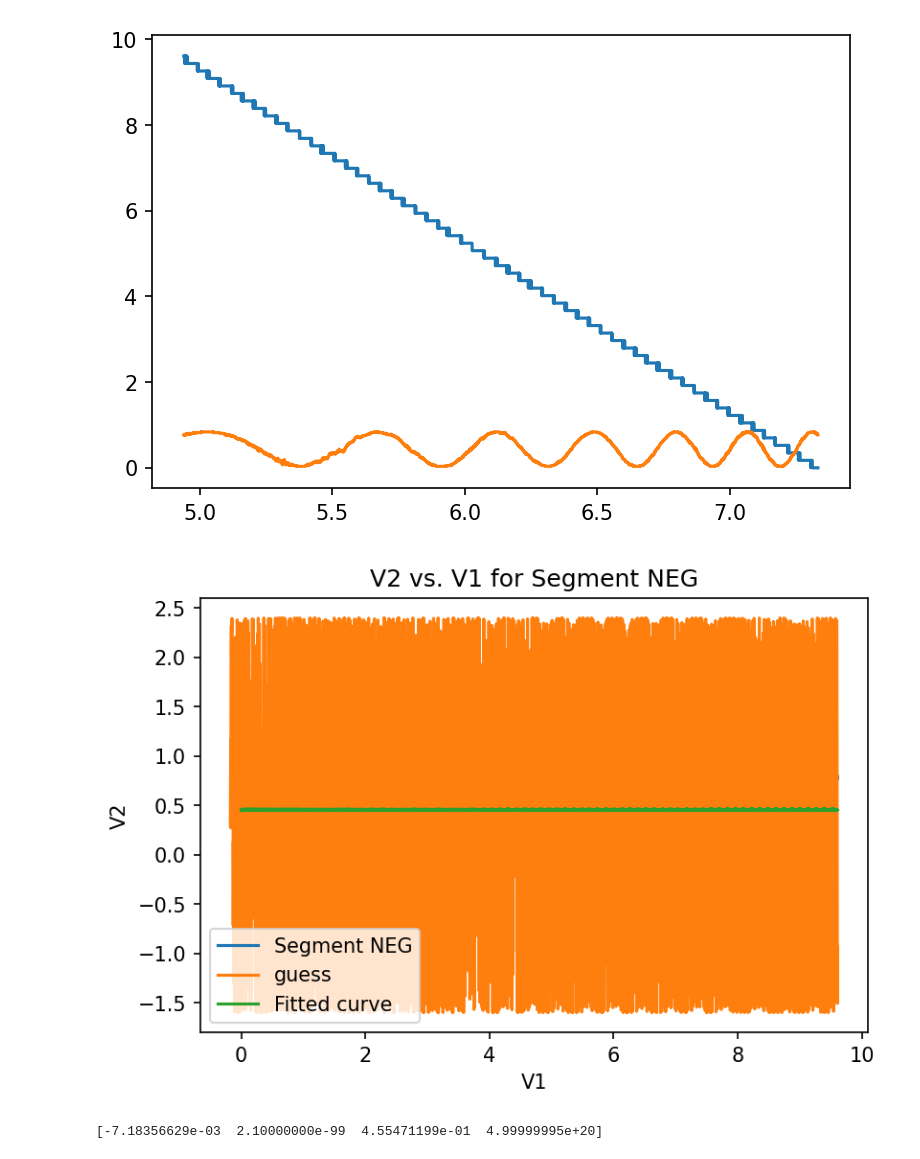
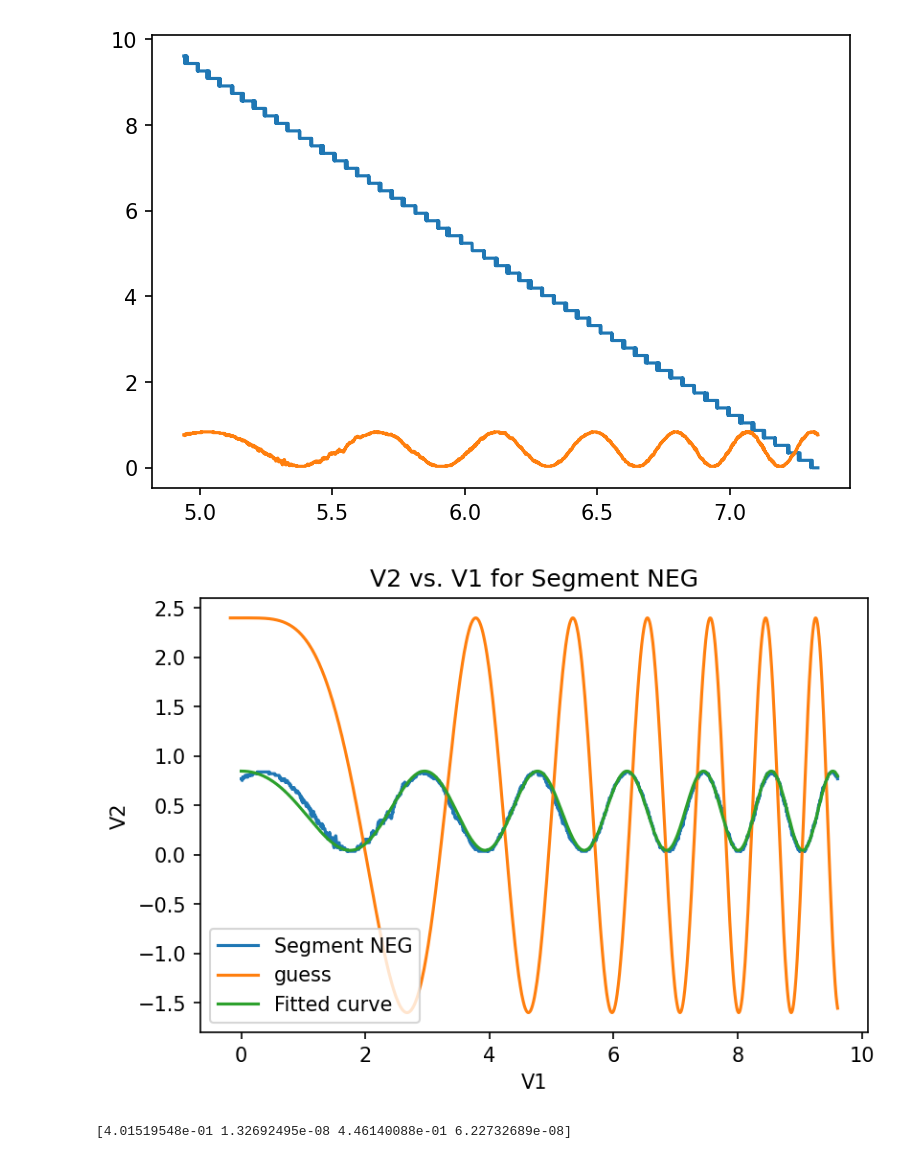
Before and after one commit to StefanStringer/ExperimentalBoyzWSL, a Jupyter notebook: Exercise_2/Labday_2_fuckaround.ipynb, the cells around one changed output. Drawn from its saved outputs; the diff is of its cells as text; code cells hidden in the pictures.

```diff
--- a/Exercise_2/Labday_2_fuckaround.ipynb
+++ b/Exercise_2/Labday_2_fuckaround.ipynb
@@ -100,35 +100,35 @@ plt.plot(time_neg, V1_Neg_segment)
 # %%
 V2_Neg_help = np.linspace(min(V2_Neg_segment), max(V2_Neg_segment), len(V1_Neg_segment))
     # Perform curve fitting
 
 amplitude_guess = 2
-k_guess = 21e-100
+k_guess = 21e-9
 offset_guess = 0.4
-b_guess = 5e20
-p0_NEG = [amplitude_guess, k_guess, offset_guess, b_guess]
+n_guess = 0
+p0_NEG = [amplitude_guess, k_guess, offset_guess, n_guess]
 
 frequency = (2*np.pi)/(600e-9)
 def Intensity_Quad_fit(v, *p):
     amplitude = p[0]
     k = p[1]
     offset = p[2]
-    b = p[3]
-    return amplitude *(np.cos(frequency*2*(k**2*v+b*v))) + offset
+    n = p[3]
+    return amplitude *(np.cos(frequency*2*(k*v**2+n*v))) + offset
 
     # Calculate the standard deviations of the fitted parameters
     #perr = np.sqrt(np.diag(pcov))
 
 popt_NEG, pcov_NEG = sp.curve_fit(Intensity_Quad_fit, V2_Neg_help, V1_Neg_segment, p0=p0_NEG)
     # Plot V2 vs. V1
 plt.plot(V2_Neg_help, V1_Neg_segment,'-',label=f'Segment NEG')
 plt.plot(V2_help, Intensity_Quad_fit(V2_help, *p0_NEG), label = 'guess')
 plt.plot(V2_Neg_help, Intensity_Quad_fit(V2_Neg_help, *popt_NEG),'-', label='Fitted curve')
 plt.xlabel('V1')
 plt.ylabel('V2')
 plt.title(f'V2 vs. V1 for Segment NEG')
 plt.legend()
 plt.show()
 print(popt_NEG)
 # %% [output]
-[figure, old version]
+[figure, new version]
-[-7.18356629e-03  2.10000000e-99  4.55471199e-01  4.99999995e+20]
+[4.01519548e-01 1.32692495e-08 4.46140088e-01 6.22732689e-08]
```
